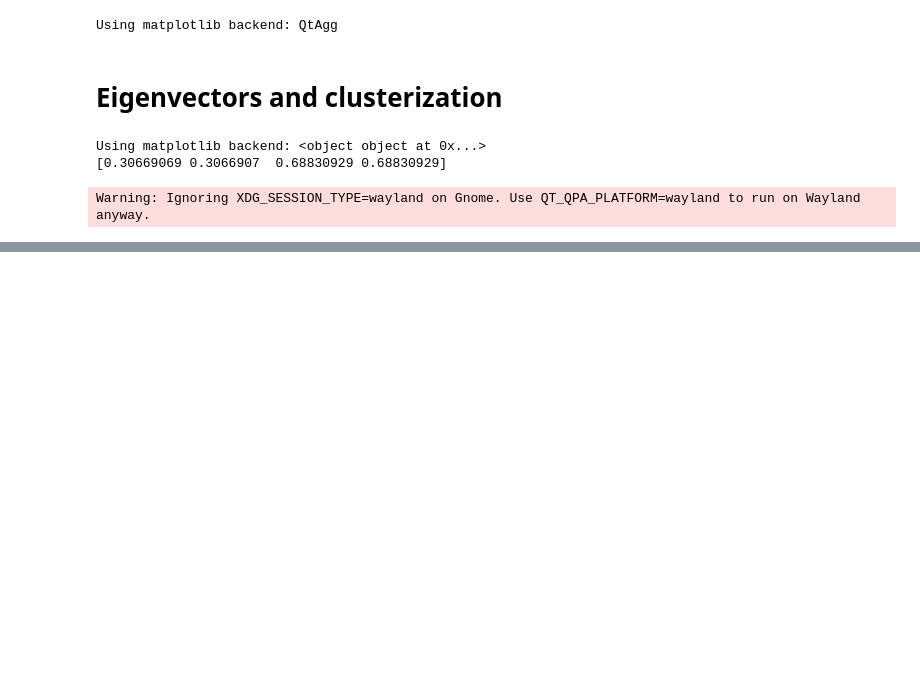
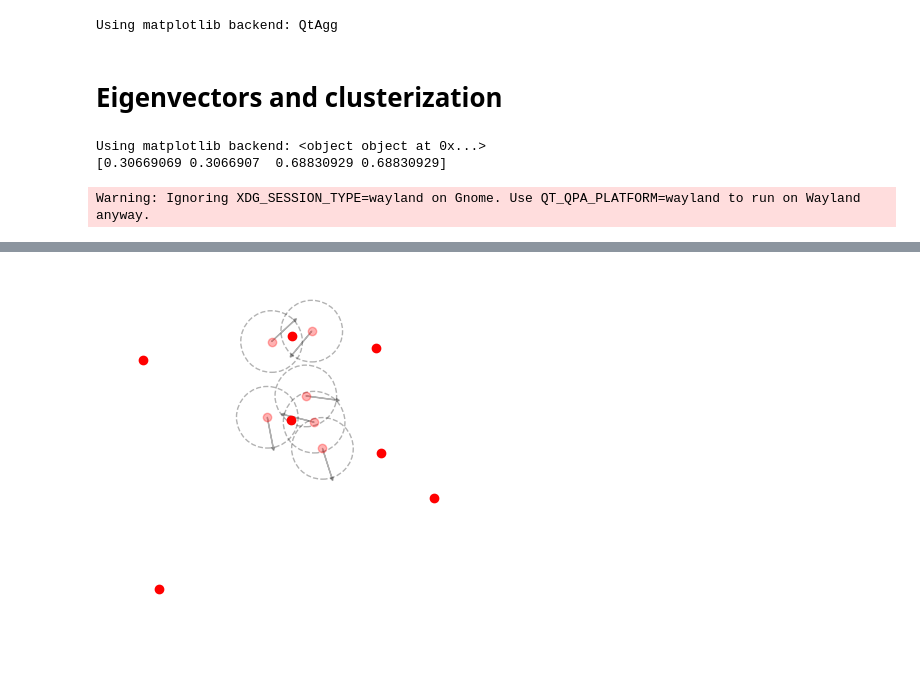
Before and after one commit to yairdaon/OED, a Jupyter notebook: clustered_and_not.ipynb, the cells around one changed output, grey strips where cells are left out. Cells and saved outputs as stored; diff of their text form; code cells hidden in the pictures; blank space fills up the shorter version.

```diff
--- a/clustered_and_not.ipynb
+++ b/clustered_and_not.ipynb
@@ -214,0 +424,76 @@ Warning: Ignoring XDG_SESSION_TYPE=wayland on Gnome. Use QT_QPA_PLATFORM=wayland
+# %%
+import matplotlib.pyplot as plt
+import numpy as np
+from itertools import combinations
+
+# Function to check for circle overlap
+def circles_overlap(center1, center2, radius):
+    return np.linalg.norm(center1 - center2) < 2 * radius
+
+# Function to find close points and merge them, while keeping old points
+def merge_close_points(points, threshold):
+    merged = True
+    old_points = []
+    while merged:
+        merged = False
+        new_points = []
+        skip_indices = set()
+        for i, j in combinations(range(len(points)), 2):
+            if i not in skip_indices and j not in skip_indices:
+                if np.linalg.norm(points[i] - points[j]) < threshold:
+                    new_point = (points[i] + points[j]) / 2
+                    new_points.append(new_point)
+                    old_points.append(points[i])
+                    old_points.append(points[j])
+                    skip_indices.add(i)
+                    skip_indices.add(j)
+                    merged = True
+                    break
+        for i in range(len(points)):
+            if i not in skip_indices:
+                new_points.append(points[i])
+        points = np.array(new_points)
+    return points, old_points
+
+# Generate random points
+np.random.seed(0)
+points = np.random.rand(10, 2) * 10
+radius = 1.0
+
+# Merge close points
+threshold_distance = 2 * radius
+new_points, old_points = merge_close_points(points, threshold_distance)
+
+# Plotting
+fig, ax = plt.subplots()
+
+# Plot old points and circles in pale red
+for point in old_points:
+    ax.plot(point[0], point[1], 'ro', alpha=0.3)  # Plot the old point
+    circle = plt.Circle(point, radius, edgecolor='black', linestyle='--', fill=False, alpha=0.3)
+    ax.add_artist(circle)  # Add the circle
+    # Generate random angle for the arrow
+    angle = np.random.rand() * 2 * np.pi
+    dx = radius * np.cos(angle)
+    dy = radius * np.sin(angle)
+    ax.arrow(point[0], point[1], dx, dy, head_width=0.1, head_length=0.1, fc='black', ec='black', alpha=0.3)  # Arrow with opacity
+
+# Plot new points without circles
+for point in new_points:
+    ax.plot(point[0], point[1], 'ro')  # Plot the new point
+
+# Check for overlaps and mark with X
+for (i, j) in combinations(range(len(new_points)), 2):
+    if circles_overlap(new_points[i], new_points[j], radius):
+        midpoint = (new_points[i] + new_points[j]) / 2
+        ax.plot(midpoint[0], midpoint[1], 'kx')  # Mark overlap with 'X'
+
+# Set plot limits and remove axes
+ax.set_xlim(-1, 11)
+ax.set_ylim(-1, 11)
+ax.set_aspect('equal', adjustable='box')
+ax.axis('off')  # Remove the axes
+
+plt.show()
+# %% [output]
+[figure, added]
```
Also changed, not shown: parts of 9 cells of this notebook, 2 other files.
